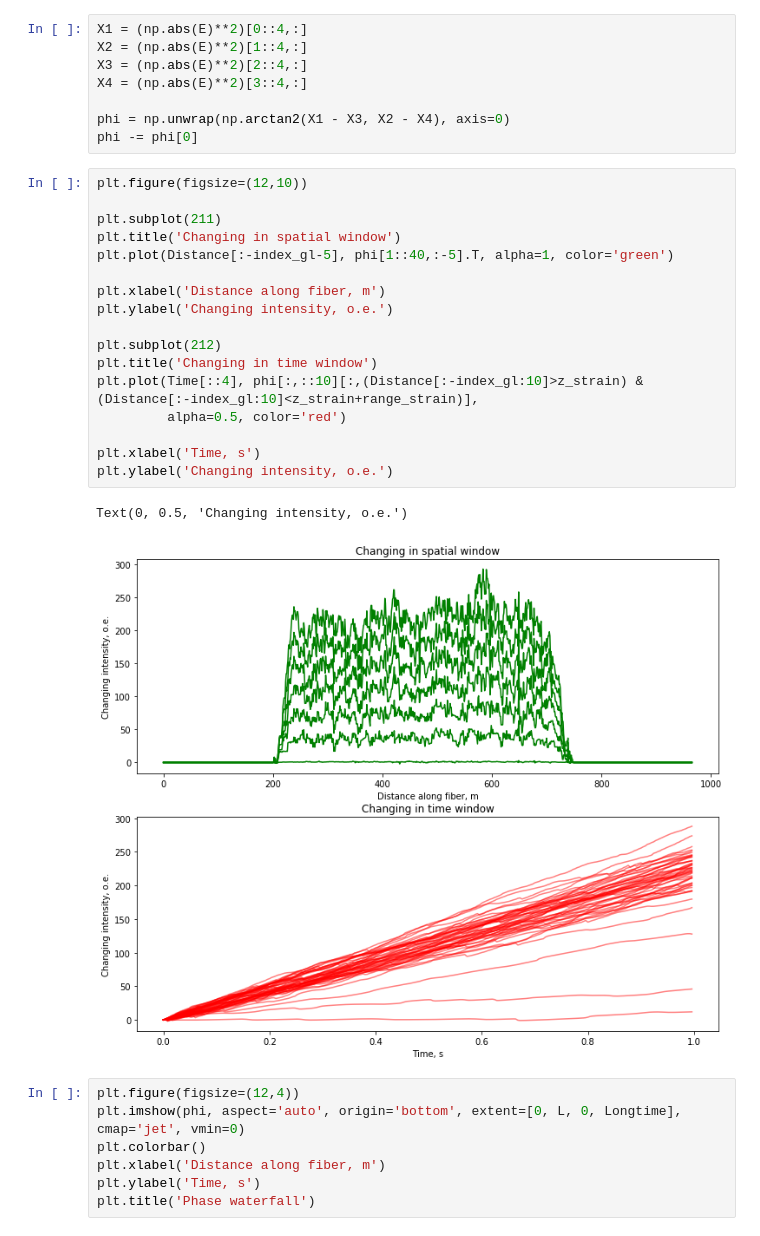
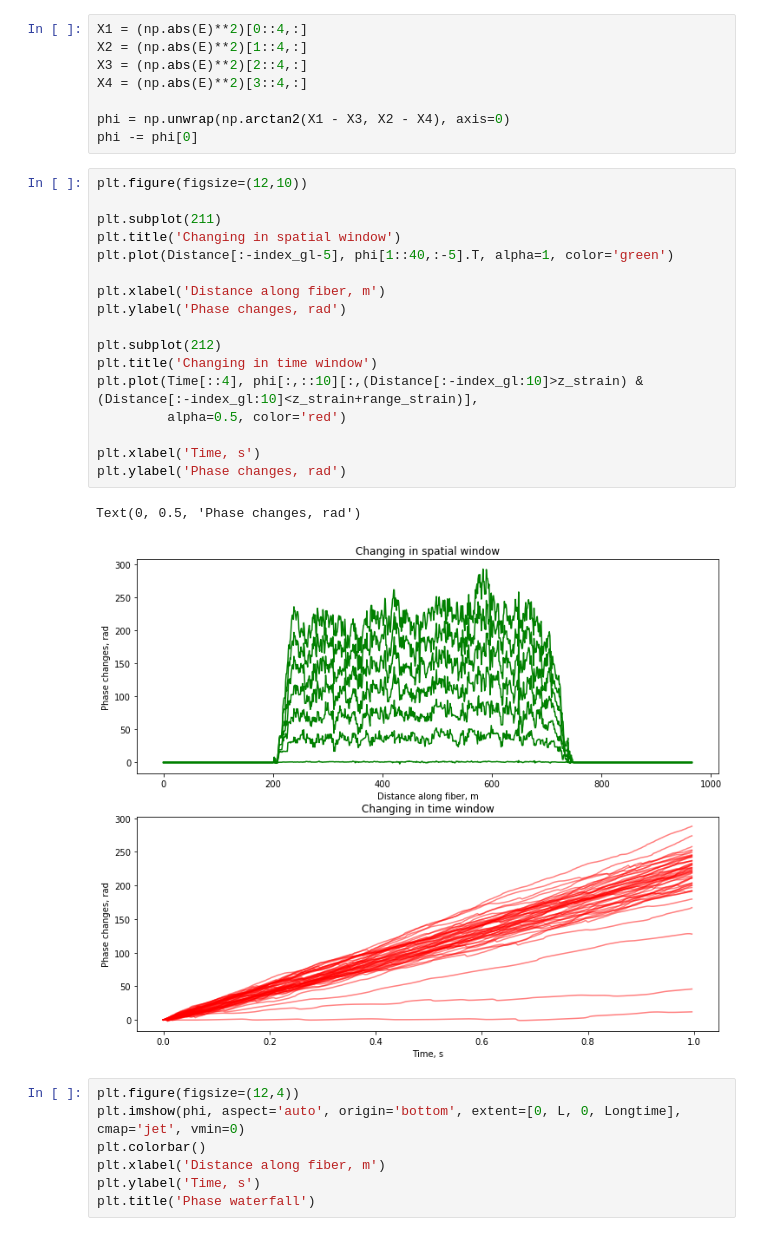
Before and after one commit to temptito/Phase-Sensitive-OTDR-Model, a Jupyter notebook: Scalar model/OTDR phase-waterfall with linear strain.ipynb, the cells around one changed output. Saved outputs shown, nothing was run; the diff lists cells and outputs as text.

```diff
--- a/Scalar model/OTDR phase-waterfall with linear strain.ipynb
+++ b/Scalar model/OTDR phase-waterfall with linear strain.ipynb
@@ -186,23 +186,23 @@ phi -= phi[0]
 # %%
 plt.figure(figsize=(12,10))
 
 plt.subplot(211)
 plt.title('Changing in spatial window')
 plt.plot(Distance[:-index_gl-5], phi[1::40,:-5].T, alpha=1, color='green')
 
 plt.xlabel('Distance along fiber, m')
-plt.ylabel('Changing intensity, o.e.')
+plt.ylabel('Phase changes, rad')
 
 plt.subplot(212)
 plt.title('Changing in time window')
 plt.plot(Time[::4], phi[:,::10][:,(Distance[:-index_gl:10]>z_strain) & (Distance[:-index_gl:10]<z_strain+range_strain)],
          alpha=0.5, color='red')
 
 plt.xlabel('Time, s')
-plt.ylabel('Changing intensity, o.e.')
+plt.ylabel('Phase changes, rad')
 # %% [output]
-Text(0, 0.5, 'Changing intensity, o.e.')
+Text(0, 0.5, 'Phase changes, rad')
-[figure, old version]
+[figure, new version]
 # %%
 plt.figure(figsize=(12,4))
 plt.imshow(phi, aspect='auto', origin='bottom', extent=[0, L, 0, Longtime], cmap='jet', vmin=0)
```
